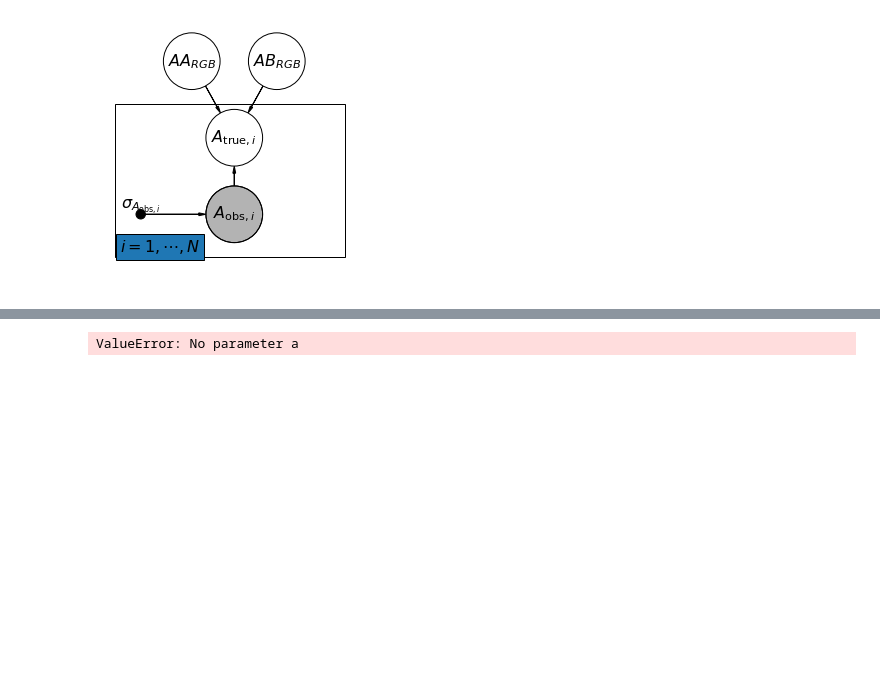
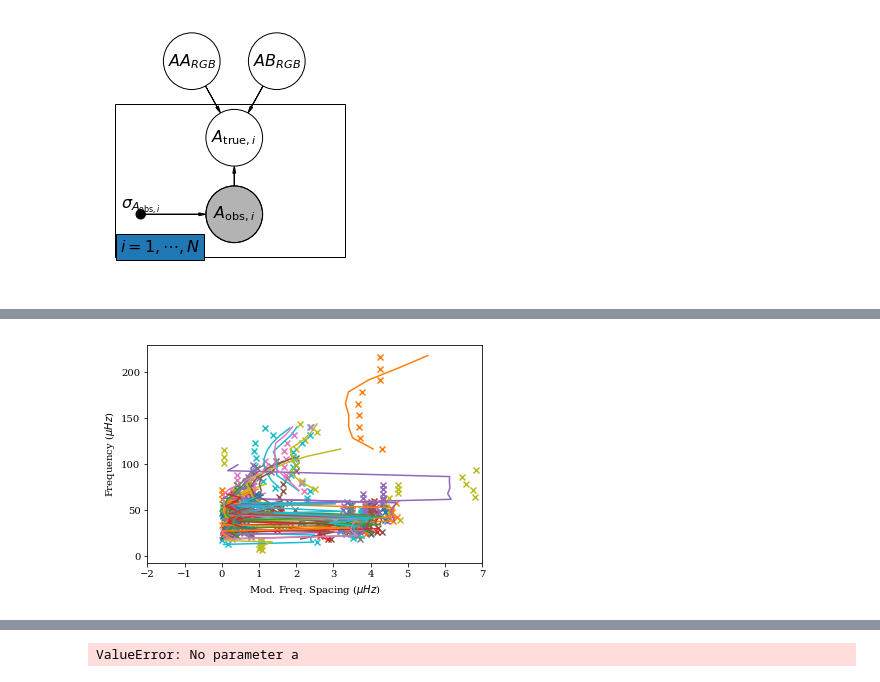
Before and after one commit to daw538/y4project, a Jupyter notebook: JoshFiles/rgData-50-reparam2.ipynb, the cells around one changed output, grey strips where cells are left out. Drawn from its saved outputs; the diff is of its cells as text; code cells hidden in the pictures; blank space fills up the shorter version.

```diff
--- a/JoshFiles/rgData-50-reparam2.ipynb
+++ b/JoshFiles/rgData-50-reparam2.ipynb
@@ -209,10 +212,12 @@ stan_data = {'N': len(IDs),
          'freq': arr_freq,
          'freq_err': arr_freqerr,
          'dnu_guess': dnu_avgarr,
-         'nmax_guess': nmax
+         'numax_obs': numax_obs,
+         'numax_err': numax_err
         }
 start = {'dnu': dnu_avgarr,
          'nmax': nmax,
+         'numax': numax_obs,
          #'epsilon': epsilon,
          #'alpha': alpha,
          #'A': A,
@@ -242,5 +284,6 @@ plt.show()
 # %%
-def model(n, dnu, nmax, epsilon, alpha, A, G, phi, tau):
+def model(n, dnu, numax, epsilon, alpha, A, G, phi, tau):
+    nmax = numax/dnu - epsilon
     freqs = (n + epsilon + (alpha/2) * (n - nmax)**2 + ((A*G)/(2*np.pi)) * np.sin((2*np.pi*(n-nmax))/G + phi)) * dnu# * np.exp(-n/tau)
     return freqs
 # %%
@@ -252,21 +295,21 @@ def model(n, dnu, nmax, epsilon, alpha, A, G, phi, tau):
 # %%
 %matplotlib inline
 for i in range(len(IDs)):
     plt.figure(len(IDs))
     plt.scatter(modesID[i]['f0'] % dnu_avgID[i], modesID[i]['f0'], marker='x', label=r'$l=$'+str(0))
     #plt.errorbar(modesID[i]['f0'] % np.mean(modesID[i]['dnu']), modesID[i]['f0'], xerr=modesID[i]['f0_err'], zorder=0, fmt="none", label="none",
              #c='k', capsize=2, markersize=4, elinewidth=1)
     #np.mean(modesID[i]['dnu'])
-    g2 = model(arr_n[i], np.mean(fit['dnu'],axis=0)[i], np.mean(fit['nmax'],axis=0)[i], np.mean(fit['epsilon'], axis=0)[i], np.mean(fit['alpha'], axis=0)[i],
+    g2 = model(arr_n[i], np.mean(fit['dnu'],axis=0)[i], np.mean(fit['numax'],axis=0)[i], np.mean(fit['epsilon'], axis=0)[i], np.mean(fit['alpha'], axis=0)[i],
           np.mean(fit['A'], axis=0)[i], np.mean(fit['G'], axis=0)[i], np.mean(fit['phi'], axis=0)[i], 33) #np.mean(fit['tau'], axis=0)[i])
     plt.plot(g2 % np.mean(fit['dnu'],axis=0)[i], g2, label='Fit_2D')
-    print(arr_freq[i])
-    print(g2)
 
 plt.ylabel('Frequency ($\mu Hz$)')
 plt.xlabel(f'Mod. Freq. Spacing ($\mu Hz$)')
 plt.xlim(-2,7)
 plt.show()
+# %% [output]
+[figure, added]
 # %%
 for i in range(len(IDs)):
     plt.figure(len(IDs))
```
Also changed, not shown: parts of 9 cells of this notebook.
